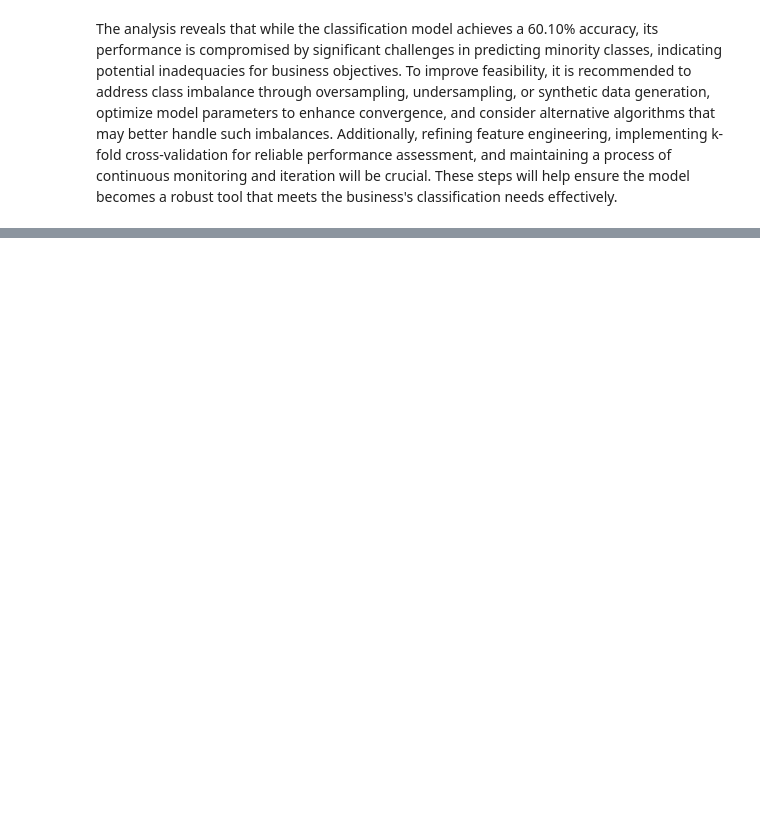
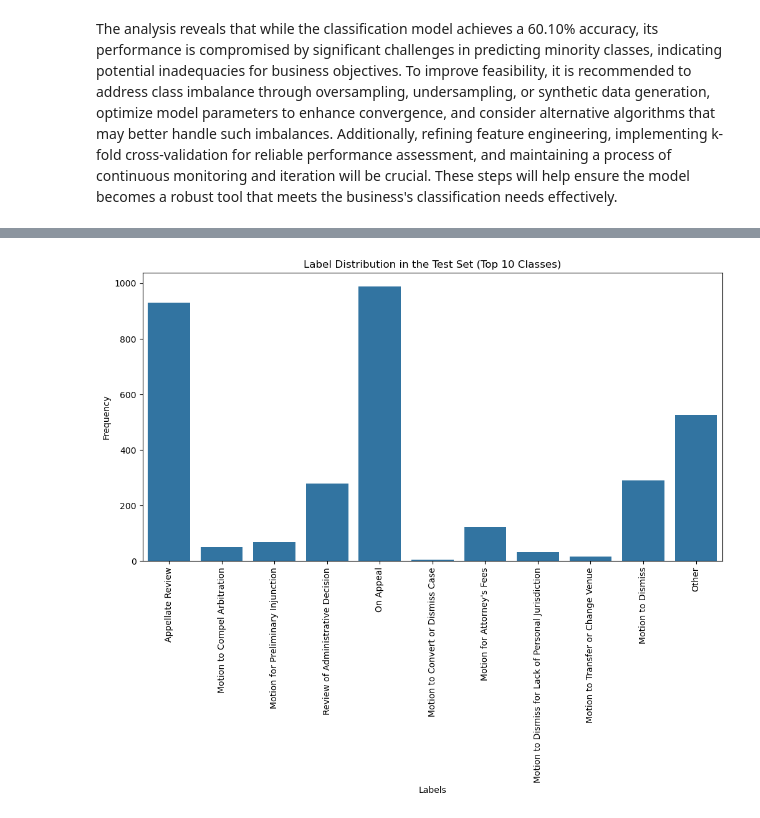
Before and after one commit to jindaznb/Legal-Document-Classification, a Jupyter notebook: submission.ipynb, the cells around one changed output, grey strips where cells are left out. Drawn from its saved outputs; the diff is of its cells as text; code cells hidden in the pictures; blank space fills up the shorter version.

```diff
--- a/submission.ipynb
+++ b/submission.ipynb
@@ -277,0 +367,11 @@ The analysis reveals that while the classification model achieves a 60.10% accur
+# %%
+# 5. Label Distribution for Top 10 Classes
+plt.figure(figsize=(12, 6))
+sns.countplot(x=y_test_top, order=top_classes + ["Other"])
+plt.xlabel("Labels")
+plt.ylabel("Frequency")
+plt.title("Label Distribution in the Test Set (Top 10 Classes)")
+plt.xticks(rotation=90)
+plt.show()
+# %% [output]
+[figure, added]
```
Also changed, not shown: parts of 12 cells of this notebook, 7 other files.
